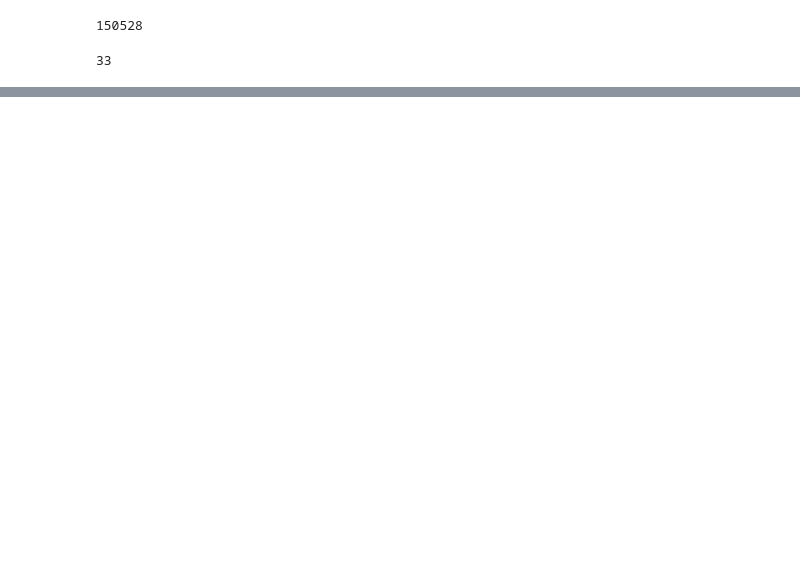
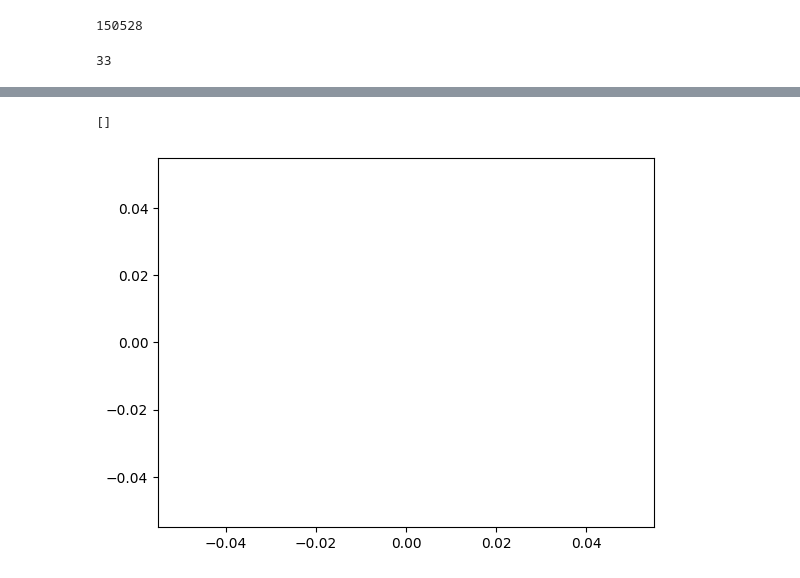
Before and after one commit to ViktorKondrashov/ITStep-AI, a Jupyter notebook: homework19.ipynb, the cells around one changed output, grey strips where cells are left out. Saved outputs shown, nothing was run; the diff lists cells and outputs as text; code cells hidden in the pictures; blank space fills up the shorter version.

```diff
--- a/homework19.ipynb
+++ b/homework19.ipynb
@@ -298,0 +343,7 @@ for t in range(10):
+# %%
+import matplotlib.pyplot as plt
+
+plt.plot()
+# %% [output]
+[]
+[figure, added]
```
Also changed, not shown: parts of 17 cells of this notebook.
